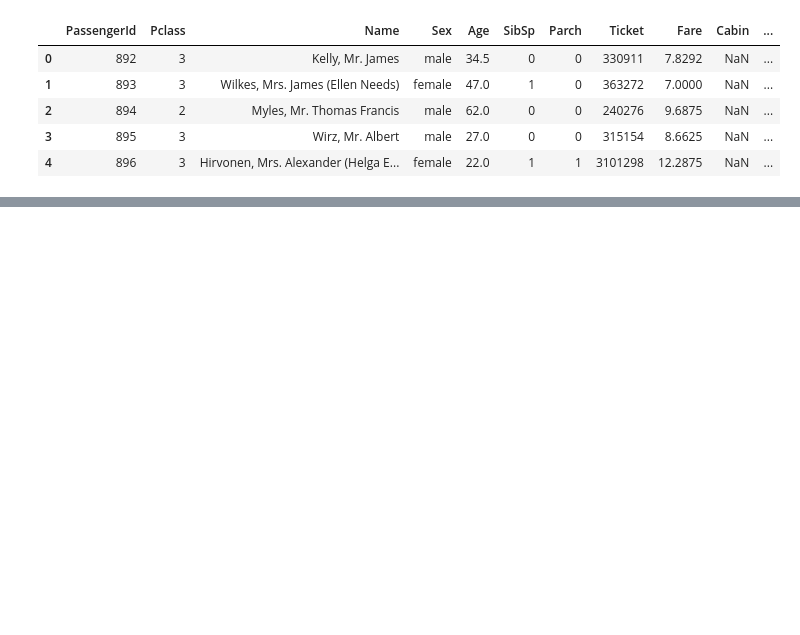
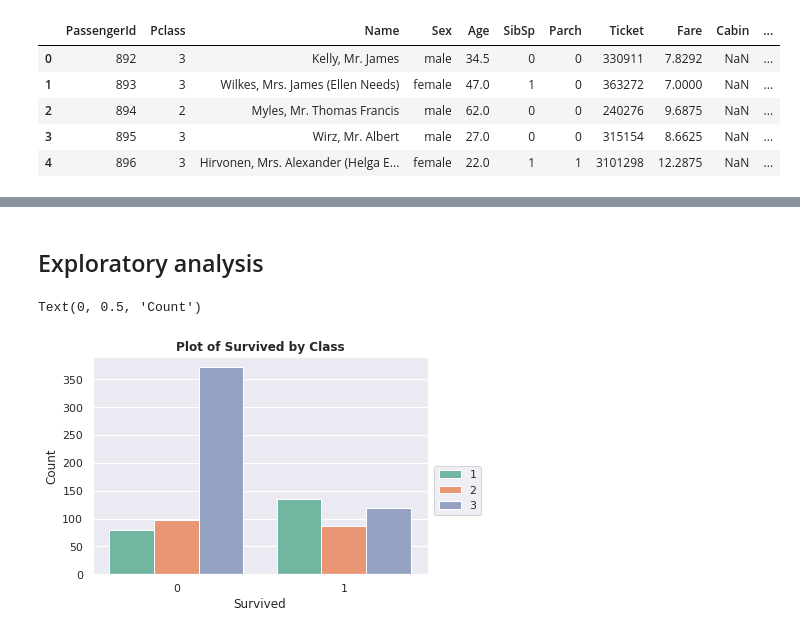
Before and after one commit to flayner2/titanic-survivors, a Jupyter notebook: titanic.ipynb, the cells around one changed output, grey strips where cells are left out. Saved outputs shown, nothing was run; the diff lists cells and outputs as text; code cells hidden in the pictures; blank space fills up the shorter version.

Commit message:
Plotted data about survivoship, sex and class

```diff
--- a/titanic.ipynb
+++ b/titanic.ipynb
@@ -6,6 +6,7 @@ import numpy as np
 import matplotlib.pyplot as plt
 import seaborn as sns
 %matplotlib inline
+sns.set_theme()
 # %% [markdown]
 ## Load the training and test datasets
 # %%
@@ -31,0 +69,10 @@ test_data.head()
+# %% [markdown]
+## Exploratory analysis
+# %%
+p = sns.countplot(data=training_data, x='Survived', hue='Pclass', palette='Set2')
+plt.title('Plot of Survived by Class', weight='bold')
+plt.legend(bbox_to_anchor=(1.02, 0.5), loc=2, borderaxespad=0.)
+plt.ylabel('Count')
+# %% [output]
+Text(0, 0.5, 'Count')
+[figure, added]
```
Also changed, not shown: parts of 8 cells of this notebook.
